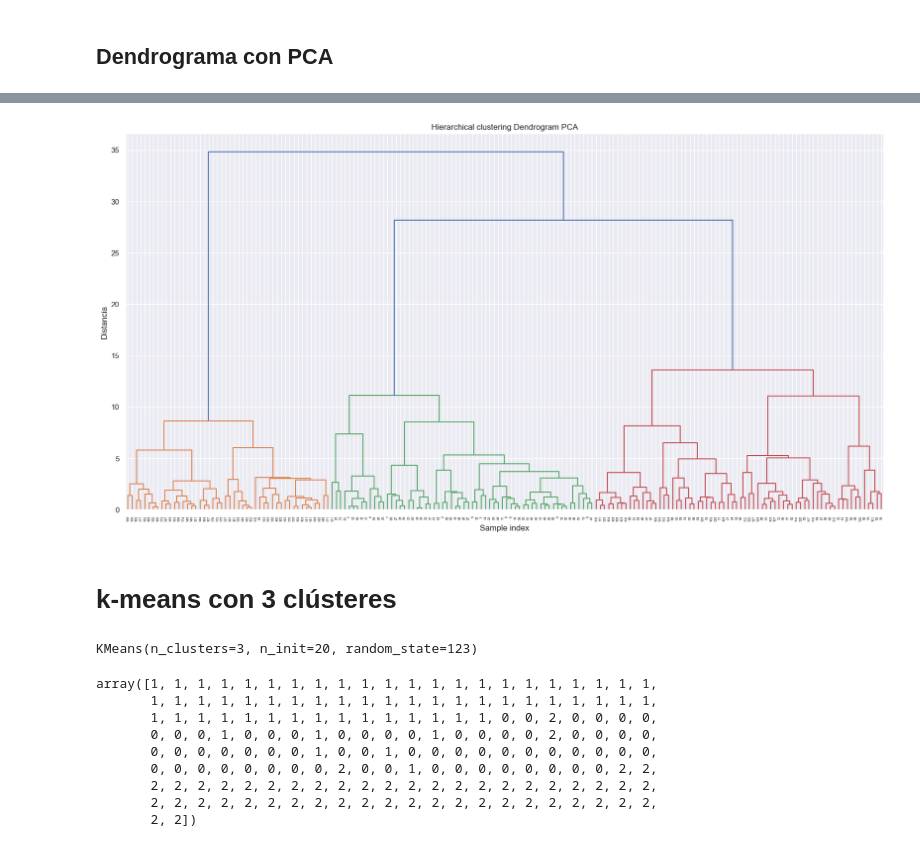
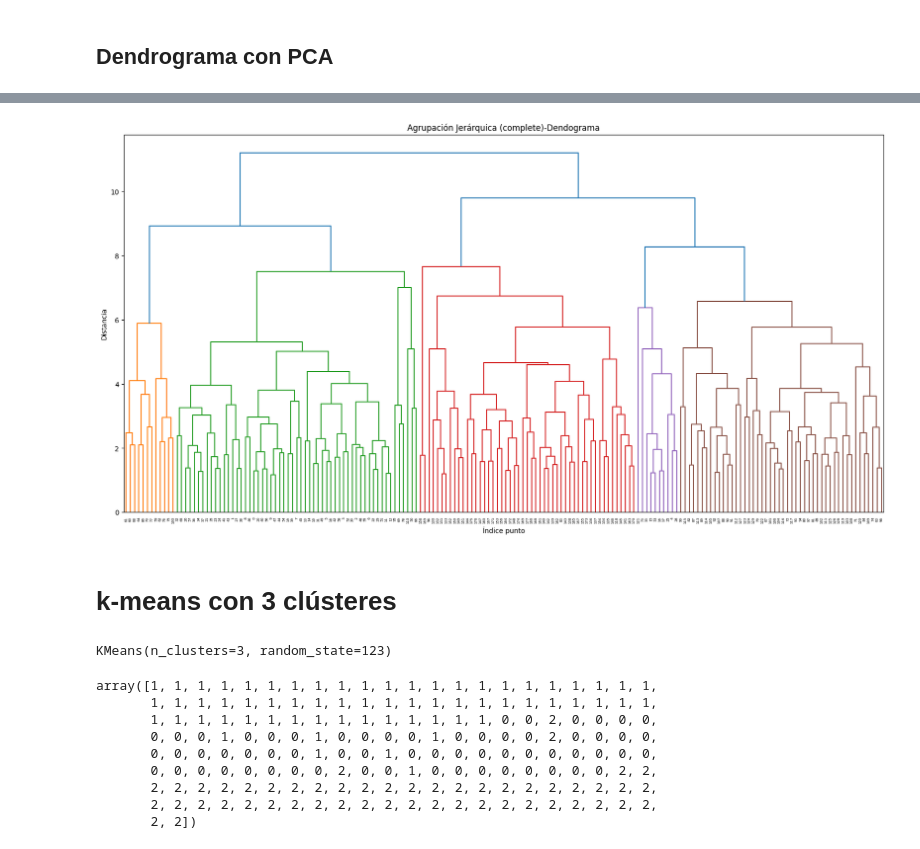
Before and after one commit to JavierPeraltaAzagra/Big-Data-e-IA, a Jupyter notebook: Sistemas de aprendizaje automático/RA4/k-means.ipynb, the cells around one changed output, grey strips where cells are left out. Drawn from its saved outputs; the diff is of its cells as text; code cells hidden in the pictures.

Commit message:
kmeans actualizado

```diff
--- a/Sistemas de aprendizaje automático/RA4/k-means.ipynb
+++ b/Sistemas de aprendizaje automático/RA4/k-means.ipynb
@@ -2128,12 +2186,12 @@ array([[ 1.51861254, -0.5622498 ,  0.23205254, ...,  0.36217728,
 # %%
 from scipy.cluster.hierarchy import linkage, dendrogram
 
-linkage_complete_clustering_matrix = linkage(scaled_data, method="complete", metric="euclidean")
-linkage_average_clustering_matrix = linkage(scaled_data, method="average", metric="euclidean")
-linkage_single_clustering_matrix = linkage(scaled_data, method="single", metric="euclidean")
-linkage_ward_clustering_matrix = linkage(scaled_data, method="ward",  metric="euclidean")
-linkage_ward_clustering_matrix
-linkage_complete_clustering_matrix
+linkage_complete = linkage(scaled_data, method="complete", metric="euclidean")
+linkage_average = linkage(scaled_data, method="average", metric="euclidean")
+linkage_single = linkage(scaled_data, method="single", metric="euclidean")
+linkage_ward = linkage(scaled_data, method="ward",  metric="euclidean")
+linkage_ward
+linkage_complete
 # %% [output]
 array([[  9.        ,  47.        ,   1.16411367,   2.        ],
        [131.        , 133.        ,   1.19160238,   2.        ],
@@ -2328,8 +2386,6 @@ En el contexto del Análisis de Componentes Principales (PCA), la "Varianza Expl
 La reducción de dimensiones es crucial antes de realizar un análisis de cluster porque al trabajar con un gran número de dimensiones, el espacio se vuelve tan "grande" que la distancia entre puntos se vuelve menos significativa, un fenómeno conocido como la "maldición de la dimensionalidad". Esto puede hacer que los algoritmos de clustering, como K-Means, funcionen mal ya que se basan en medidas de distancia para formar grupos o clusters.
 # %%
 #Gráfico de la varianza acumulada
-sns.set(style="darkgrid")
-plt.figure(figsize=(10,5))
 plt.plot(range(1,len(pca.explained_variance_ratio_) + 1), pca.explained_variance_ratio_.cumsum(), marker='o')
 plt.title('Varianza Acumulada Explicada por los Componentes')
 plt.xlabel('Número de Componenetes')
@@ -2693,26 +2713,26 @@ array([[3.40000000e+01, 3.60000000e+01, 2.30395488e-01, 2.00000000e+00],
 # %%
-plt.figure(figsize=(20,10))
-dendrogram(linkage_ward_clustering_matrix)
-plt.title("Hierarchical clustering Dendrogram PCA")
-plt.xlabel("Sample index")
+fig = plt.figure(figsize=(20,10))
+dendrogram(linkage_complete)
+plt.title("Agrupación Jerárquica (complete)-Dendograma")
+plt.xlabel("Índice punto")
 plt.ylabel("Distancia")
 plt.show()
 # %% [output]
-[figure, old version]
+[figure, new version]
 # %% [markdown]
 # **k-means con 3 clústeres**
 # %%
 # Valor de n_clusters = 3
-kmeans_score_pc4 = KMeans(
-                        init='k-means++',
-                        n_clusters   = 3,
-                        n_init       = 20,
-                        max_iter=300,
-                        tol=0.0001,
-                        random_state = 123,
-                        algorithm='lloyd'
-                    )
-kmeans_score_pc4
+kmpc4 = KMeans(
+              init='k-means++',
+              n_clusters   = 3,
+              n_init       = 'auto',
+              max_iter     = 300,
+              tol          = 0.0001,
+              random_state = 123,
+              algorithm    ='lloyd'
+              )
+kmpc4
 # %% [output]
-KMeans(n_clusters=3, n_init=20, random_state=123)
+KMeans(n_clusters=3, random_state=123)
 # %%
```
Also changed, not shown: parts of 34 cells of this notebook.
